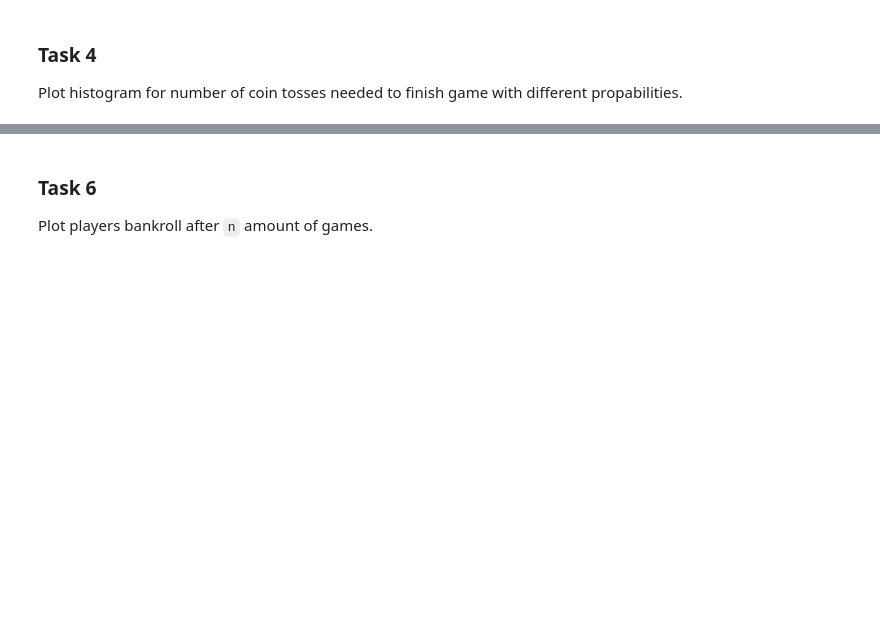
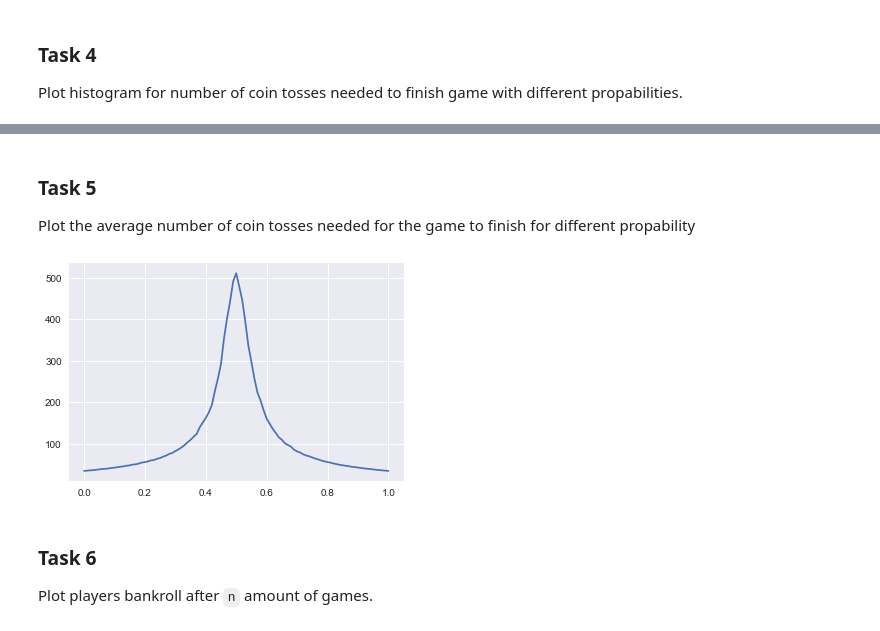
Before and after one commit to witekbobrowski/Academic, a Jupyter notebook: statistical-methods-winter-2017/gamblers-ruin-problem.ipynb, the cells around one changed output, grey strips where cells are left out. Cells and saved outputs as stored; diff of their text form; code cells hidden in the pictures; blank space fills up the shorter version.

Commit message:
SM: Add solution to task 5.

```diff
--- a/statistical-methods-winter-2017/gamblers-ruin-problem.ipynb
+++ b/statistical-methods-winter-2017/gamblers-ruin-problem.ipynb
@@ -138,3 +138,13 @@ for propability in propabilities:
+# %% [markdown]
+### Task 5
+Plot the average number of coin tosses needed for the game to finish for different propability
+# %%
+propabilities = [propability/100 for propability in range(101)]
+results = [np.mean(number_of_games_to_end(1024, 16, propability)) for propability in propabilities]
+plt.plot(propabilities, results)
+plt.show()
+# %% [output]
+[figure, added]
 # %% [markdown]
 ### Task 6
 Plot players bankroll after `n` amount of games.
```
Also changed, not shown: parts of 6 cells of this notebook, 1 other file.
